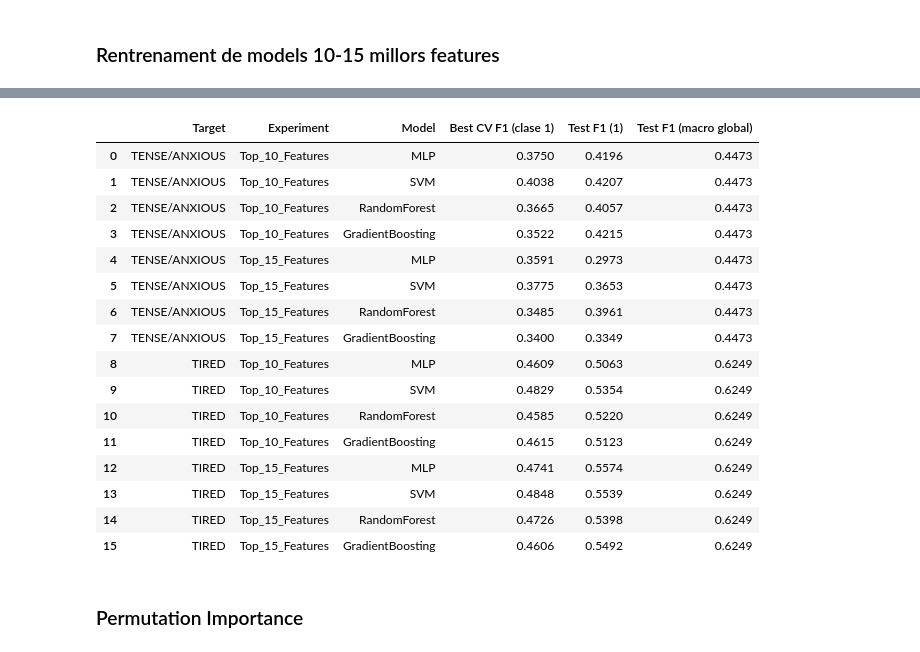
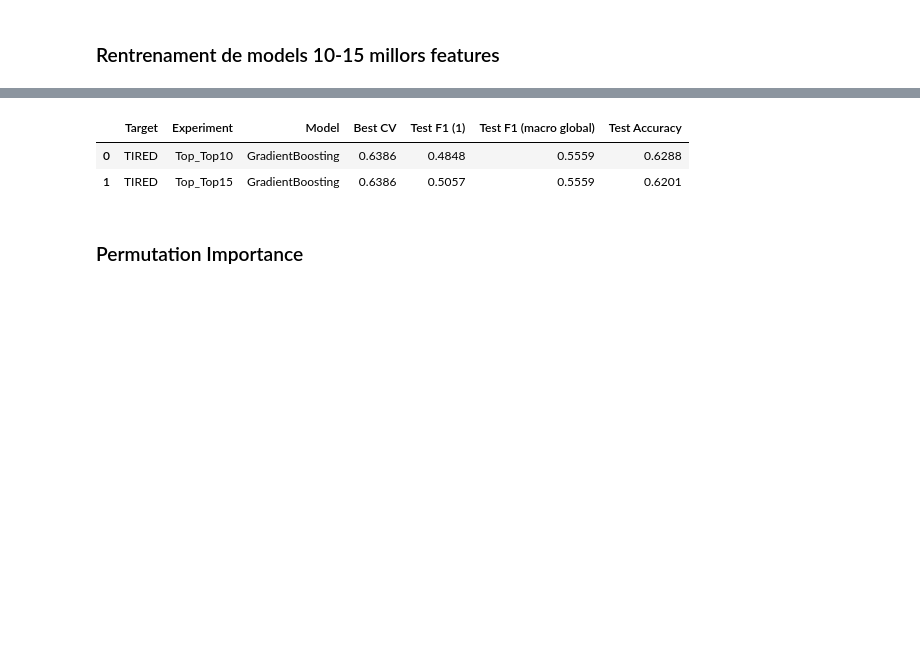
Before and after one commit to RogerDuran808/AI-Health-Assistant, a Jupyter notebook: notebooks/03_LifeSnaps_Preprocessing_Experiments.ipynb, the cells around one changed output, grey strips where cells are left out. Saved outputs shown, nothing was run; the diff lists cells and outputs as text; code cells hidden in the pictures; blank space fills up the shorter version.

```diff
--- a/notebooks/03_LifeSnaps_Preprocessing_Experiments.ipynb
+++ b/notebooks/03_LifeSnaps_Preprocessing_Experiments.ipynb
@@ -35,10 +35,11 @@ Shape: (7410, 25)
 ## Lectura de dades i split de train / test
 # %%
 # Comprovem quina es les estructura de les nostres dades faltants en el target
-TARGETS = ['TENSE/ANXIOUS', 'TIRED']
-df_complete = df.dropna(subset=TARGETS)
+TARGET = 'TIRED'
 
-df_null_targets = df[df["TENSE/ANXIOUS"].isnull() | df["TIRED"].isnull()]
+df_complete = df.dropna(subset=[TARGET])
+
+df_null_targets = df[df["TIRED"].isnull()]
 
 print(f"Estructura dades amb target:\n{df_complete.shape}")
 print(f"Estructura dades target null:\n{df_null_targets.shape}")
@@ -50,9 +51,8 @@ Estructura dades target null:
 # %%
-# Difinim X i els targets y
-# Prediccio de TENSE/ANXIOUS i TIRED
-X = df_complete.drop(columns=TARGETS)
-y_tense = df_complete['TENSE/ANXIOUS']
-y_tired = df_complete['TIRED']
+# Difinim X i el target y
+# Prediccio de TIRED
+X = df_complete.drop(columns=[TARGET])
+y = df_complete[TARGET]
 
 numerical_features = X.select_dtypes(include=['number']).columns.tolist()
 categorical_features = X.select_dtypes(exclude=['number']).columns.tolist()
@@ -68,22 +68,14 @@ Col. categoriques (3):
 ### Train / Test Split
 # %%
 # Estratifiquem respecte un dels targets per tal d'assegurar el bon split
-train_idx, test_idx = train_test_split(df_complete.index,test_size=0.20, random_state=42,stratify=y_tense)
+X_train, X_test, y_train, y_test = train_test_split(X, y, test_size=0.20, random_state=42, stratify=y)
 
-X_train, X_test = X.loc[train_idx], X.loc[test_idx]
-
-y_tense_train, y_tense_test = y_tense.loc[train_idx], y_tense.loc[test_idx]
-
-y_tired_train, y_tired_test = y_tired.loc[train_idx], y_tired.loc[test_idx]
 
 print(f"\nTrain shape: {X_train.shape}")
 print(f"Test shape: {X_test.shape}")
 print('\n','--'*50)
-print(f"\nDistribució train:\n{y_tense_train.value_counts(normalize=True)}")
-print(f"\nDistribució test:\n{y_tense_test.value_counts(normalize=True)}")
-print('\n','--'*50)
-print(f"\nDistribució train:\n{y_tired_train.value_counts(normalize=True)}")
-print(f"\nDistribució test:\n{y_tired_test.value_counts(normalize=True)}")
+print(f"\nDistribució train:\n{y_train.value_counts(normalize=True)}")
+print(f"\nDistribució test:\n{y_test.value_counts(normalize=True)}")
 # %% [output]
 Train shape: (1832, 23)
 Test shape: (458, 23)
@@ -241,7 +210,7 @@ GradientBoosting     | Best CV F1(cl1): 0.4427 | Test F1(cl1): 0.5561
 # Convertim en un DataFrame
 base_results_df = pd.DataFrame(base_results)
 
-display_cols = ["Target","Experiment","Model","Best CV F1 (clase 1)","Test F1 (1)","Test F1 (macro global)"]
+display_cols = ["Target","Experiment","Model","Best CV","Test F1 (1)","Test F1 (macro global)","Test Accuracy"]
 
 display(base_results_df[display_cols].round(4))
 # %% [output]
@@ -507,25 +446,11 @@ GradientBoosting     | Best CV F1(cl1): 0.4606 | Test F1(cl1): 0.5492
 # %%
-feature_importance_results_df = pd.DataFrame(fi_results)
+feature_importance_results_df = pd.DataFrame(topk_results)
 
 display(feature_importance_results_df[display_cols].round(4))
 # %% [output]
-|  | Target | Experiment | Model | Best CV F1 (clase 1) | Test F1 (1) | Test F1 (macro global) |
-| 0 | TENSE/ANXIOUS | Top_10_Features | MLP | 0.3750 | 0.4196 | 0.4473 |
-| 1 | TENSE/ANXIOUS | Top_10_Features | SVM | 0.4038 | 0.4207 | 0.4473 |
-| 2 | TENSE/ANXIOUS | Top_10_Features | RandomForest | 0.3665 | 0.4057 | 0.4473 |
-| 3 | TENSE/ANXIOUS | Top_10_Features | GradientBoosting | 0.3522 | 0.4215 | 0.4473 |
-| 4 | TENSE/ANXIOUS | Top_15_Features | MLP | 0.3591 | 0.2973 | 0.4473 |
-| 5 | TENSE/ANXIOUS | Top_15_Features | SVM | 0.3775 | 0.3653 | 0.4473 |
-| 6 | TENSE/ANXIOUS | Top_15_Features | RandomForest | 0.3485 | 0.3961 | 0.4473 |
-| 7 | TENSE/ANXIOUS | Top_15_Features | GradientBoosting | 0.3400 | 0.3349 | 0.4473 |
-| 8 | TIRED | Top_10_Features | MLP | 0.4609 | 0.5063 | 0.6249 |
-| 9 | TIRED | Top_10_Features | SVM | 0.4829 | 0.5354 | 0.6249 |
-| 10 | TIRED | Top_10_Features | RandomForest | 0.4585 | 0.5220 | 0.6249 |
-| 11 | TIRED | Top_10_Features | GradientBoosting | 0.4615 | 0.5123 | 0.6249 |
-| 12 | TIRED | Top_15_Features | MLP | 0.4741 | 0.5574 | 0.6249 |
-| 13 | TIRED | Top_15_Features | SVM | 0.4848 | 0.5539 | 0.6249 |
-| 14 | TIRED | Top_15_Features | RandomForest | 0.4726 | 0.5398 | 0.6249 |
-| 15 | TIRED | Top_15_Features | GradientBoosting | 0.4606 | 0.5492 | 0.6249 |
+|  | Target | Experiment | Model | Best CV | Test F1 (1) | Test F1 (macro global) | Test Accuracy |
+| 0 | TIRED | Top_Top10 | GradientBoosting | 0.6386 | 0.4848 | 0.5559 | 0.6288 |
+| 1 | TIRED | Top_Top15 | GradientBoosting | 0.6386 | 0.5057 | 0.5559 | 0.6201 |
 # %% [markdown]
 ### Permutation Importance
 # %%
```
Also changed, not shown: parts of 28 cells of this notebook, 7 other files.
